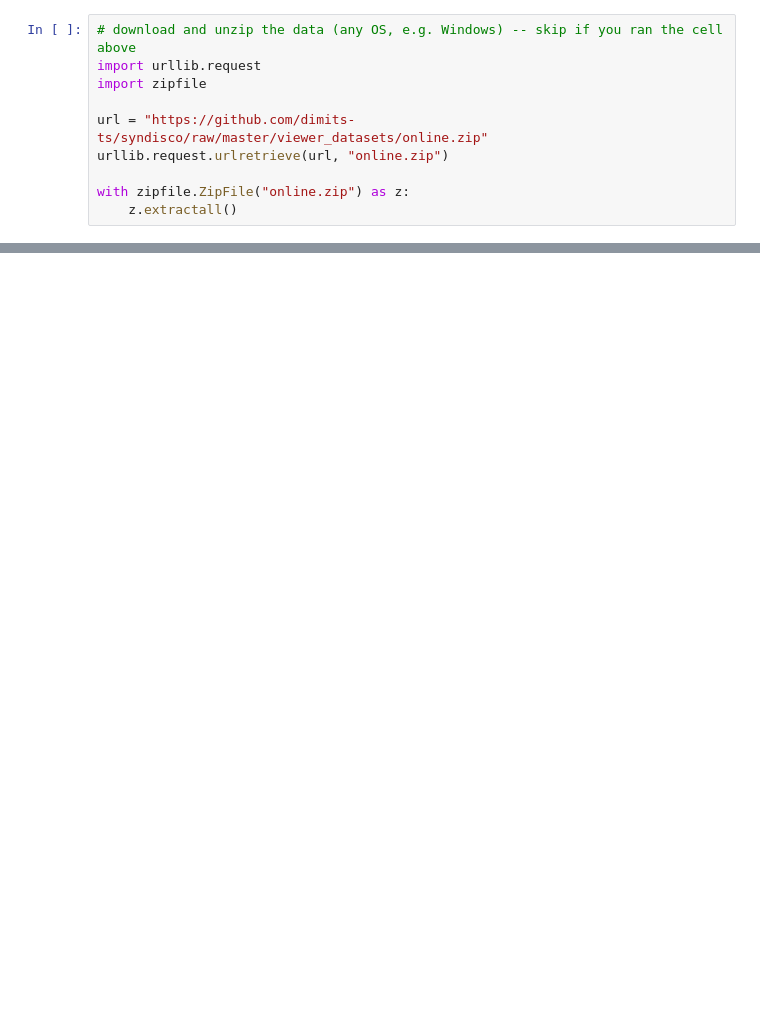
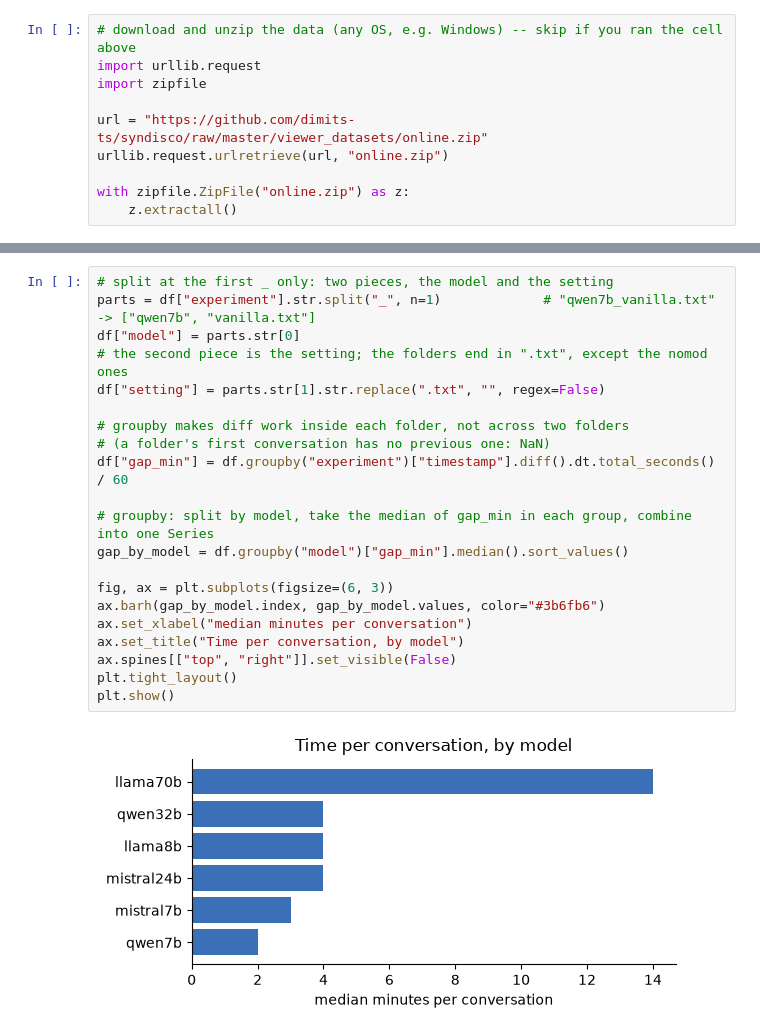
Before and after one commit to Swkratis210204/PracticalDataScienceTA, a Jupyter notebook: labs/lab01-pandas/PandasLab.ipynb, the cells around one changed output, grey strips where cells are left out. Drawn from its saved outputs; the diff is of its cells as text; blank space fills up the shorter version.

```diff
--- a/labs/lab01-pandas/PandasLab.ipynb
+++ b/labs/lab01-pandas/PandasLab.ipynb
@@ -1032,0 +782,23 @@ plt.show()
+# %%
+# split at the first _ only: two pieces, the model and the setting
+parts = df["experiment"].str.split("_", n=1)             # "qwen7b_vanilla.txt" -> ["qwen7b", "vanilla.txt"]
+df["model"] = parts.str[0]
+# the second piece is the setting; the folders end in ".txt", except the nomod ones
+df["setting"] = parts.str[1].str.replace(".txt", "", regex=False)
+
+# groupby makes diff work inside each folder, not across two folders
+# (a folder's first conversation has no previous one: NaN)
+df["gap_min"] = df.groupby("experiment")["timestamp"].diff().dt.total_seconds() / 60
+
+# groupby: split by model, take the median of gap_min in each group, combine into one Series
+gap_by_model = df.groupby("model")["gap_min"].median().sort_values()
+
+fig, ax = plt.subplots(figsize=(6, 3))
+ax.barh(gap_by_model.index, gap_by_model.values, color="#3b6fb6")
+ax.set_xlabel("median minutes per conversation")
+ax.set_title("Time per conversation, by model")
+ax.spines[["top", "right"]].set_visible(False)
+plt.tight_layout()
+plt.show()
+# %% [output]
+[figure, added]
```
Also changed, not shown: parts of 204 cells of this notebook, 10 other files.
